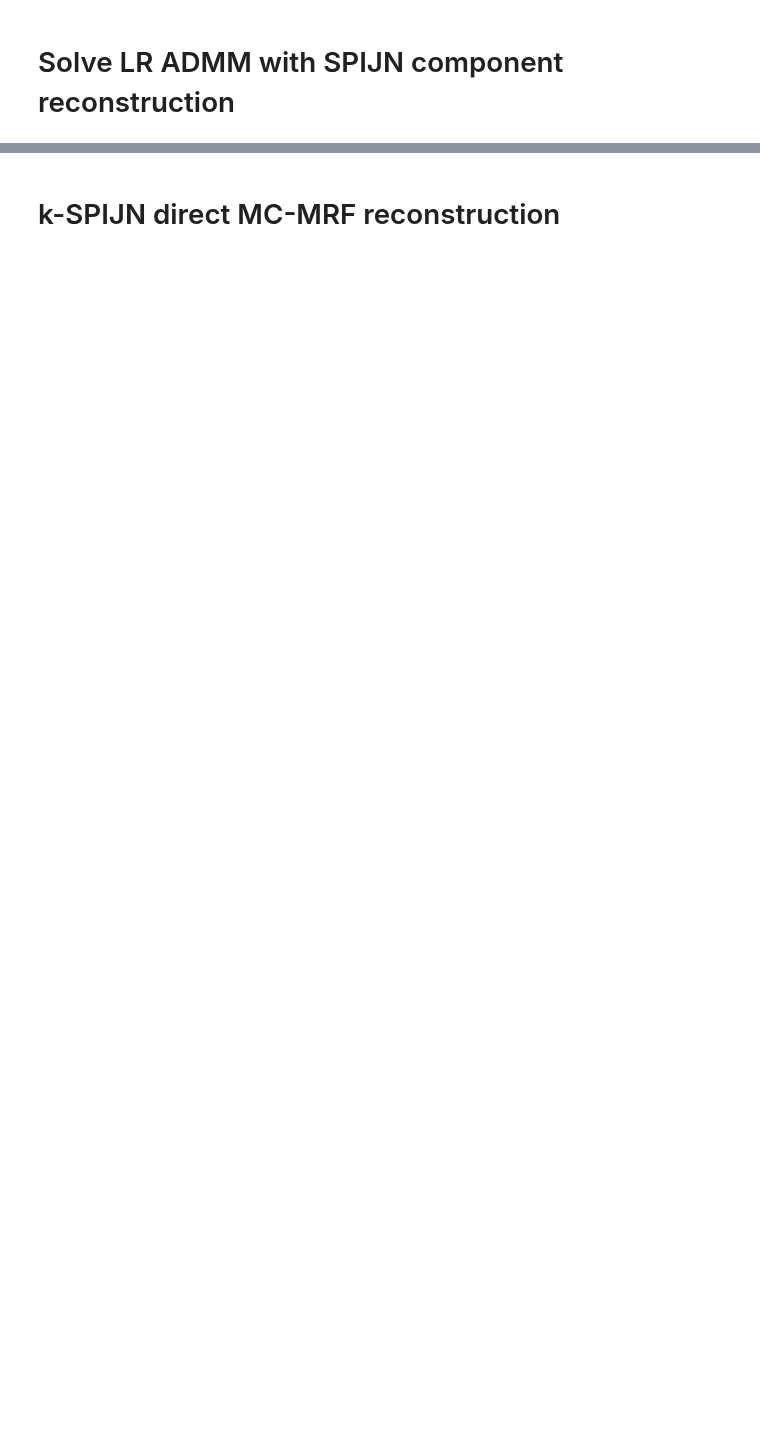
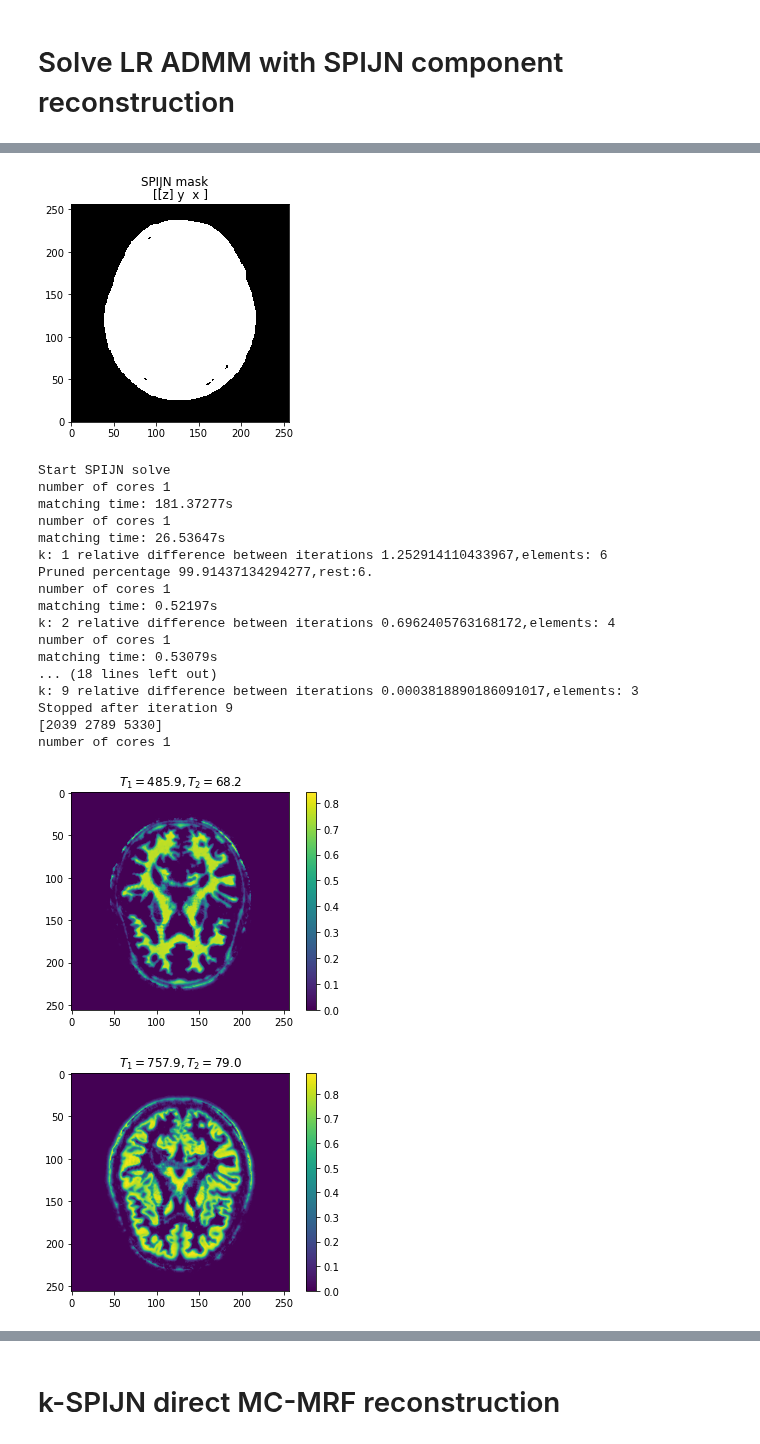
Before and after one commit to imphys/MC-MRF_reconstruction, a Jupyter notebook: example.ipynb, the cells around one changed output, grey strips where cells are left out. Saved outputs shown, nothing was run; the diff lists cells and outputs as text; code cells hidden in the pictures; blank space fills up the shorter version.

```diff
--- a/example.ipynb
+++ b/example.ipynb
@@ -90,3 +132,24 @@ data2.lr_admm(2e-3, compute_device=compute_device, n_jobs=1, max_iter=5, tol_fac
 # %%
 # Solve for components with a joint sparse regularization parameter of 0.25
-data2.spijn_solve(0.25, verbose=2, n_jobs=1)
+data2.spijn_solve(0.25, verbose=2, n_jobs=4)
+# %% [output]
+[figure, added]
+Start SPIJN solve
+number of cores 1
+matching time: 181.37277s
+number of cores 1
+matching time: 26.53647s
+k: 1 relative difference between iterations 1.252914110433967,elements: 6
+Pruned percentage 99.91437134294277,rest:6.
+number of cores 1
+matching time: 0.52197s
+k: 2 relative difference between iterations 0.6962405763168172,elements: 4
+number of cores 1
+matching time: 0.53079s
+... (18 lines left out)
+k: 9 relative difference between iterations 0.0003818890186091017,elements: 3
+Stopped after iteration 9
+[2039 2789 5330]
+number of cores 1
+[figure, added]
+[figure, added]
```
Also changed, not shown: parts of 9 cells of this notebook.
